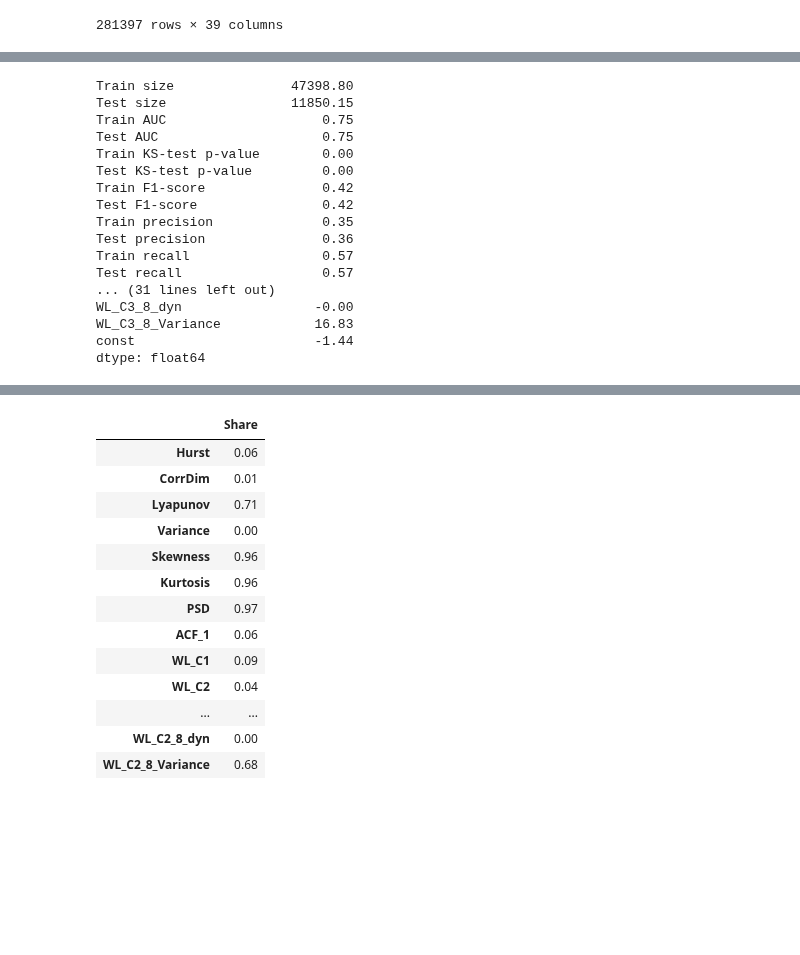
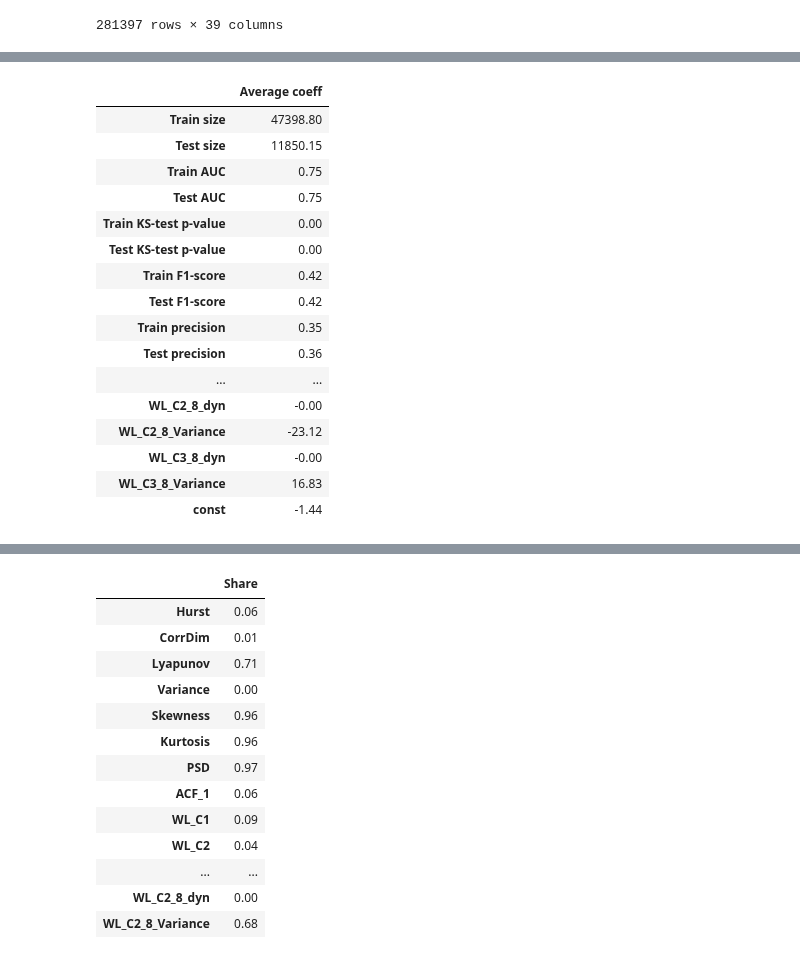
Before and after one commit to lebedevaale/early_warning_model, a Jupyter notebook: modelling.ipynb, the cells around one changed output, grey strips where cells are left out. Saved outputs shown, nothing was run; the diff lists cells and outputs as text; code cells hidden in the pictures; blank space fills up the shorter version.

```diff
--- a/modelling.ipynb
+++ b/modelling.ipynb
@@ -146,25 +120,25 @@ res_means
 # %%
 # Get mean metrics for all of the columns to understand what variables are actually used in the final models
-round(res_means[np.in1d(res_means.index.get_level_values(0), list(range(4,9)))].mean(), 2)
+pd.DataFrame(round(res_means[np.in1d(res_means.index.get_level_values(0), list(range(4,9)))].mean(), 2), columns = ['Average coeff'])
 # round(res_means.mean(), 2)
 # %% [output]
-Train size               47398.80
-Test size                11850.15
-Train AUC                    0.75
-Test AUC                     0.75
-Train KS-test p-value        0.00
-Test KS-test p-value         0.00
-Train F1-score               0.42
-Test F1-score                0.42
-Train precision              0.35
-Test precision               0.36
-Train recall                 0.57
-Test recall                  0.57
-... (31 lines left out)
-WL_C3_8_dyn                 -0.00
-WL_C3_8_Variance            16.83
-const                       -1.44
-dtype: float64
+|  | Average coeff |
+| Train size | 47398.80 |
+| Test size | 11850.15 |
+| Train AUC | 0.75 |
+| Test AUC | 0.75 |
+| Train KS-test p-value | 0.00 |
+| Test KS-test p-value | 0.00 |
+| Train F1-score | 0.42 |
+| Test F1-score | 0.42 |
+| Train precision | 0.35 |
+| Test precision | 0.36 |
+| ... | ... |
+| WL_C2_8_dyn | -0.00 |
+| WL_C2_8_Variance | -23.12 |
+| WL_C3_8_dyn | -0.00 |
+| WL_C3_8_Variance | 16.83 |
+| const | -1.44 |
 # %%
 # Count a share of appearances
 res = pd.read_parquet('Data/params.parquet')
```
Also changed, not shown: parts of 10 cells of this notebook, 4 other files.
